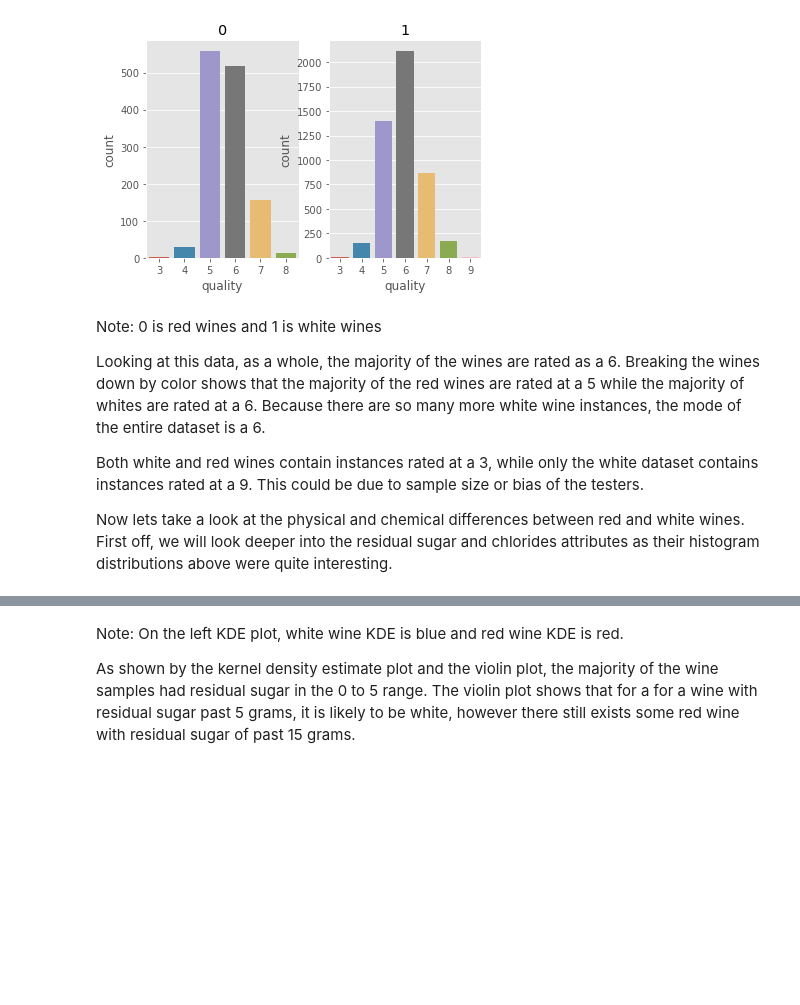
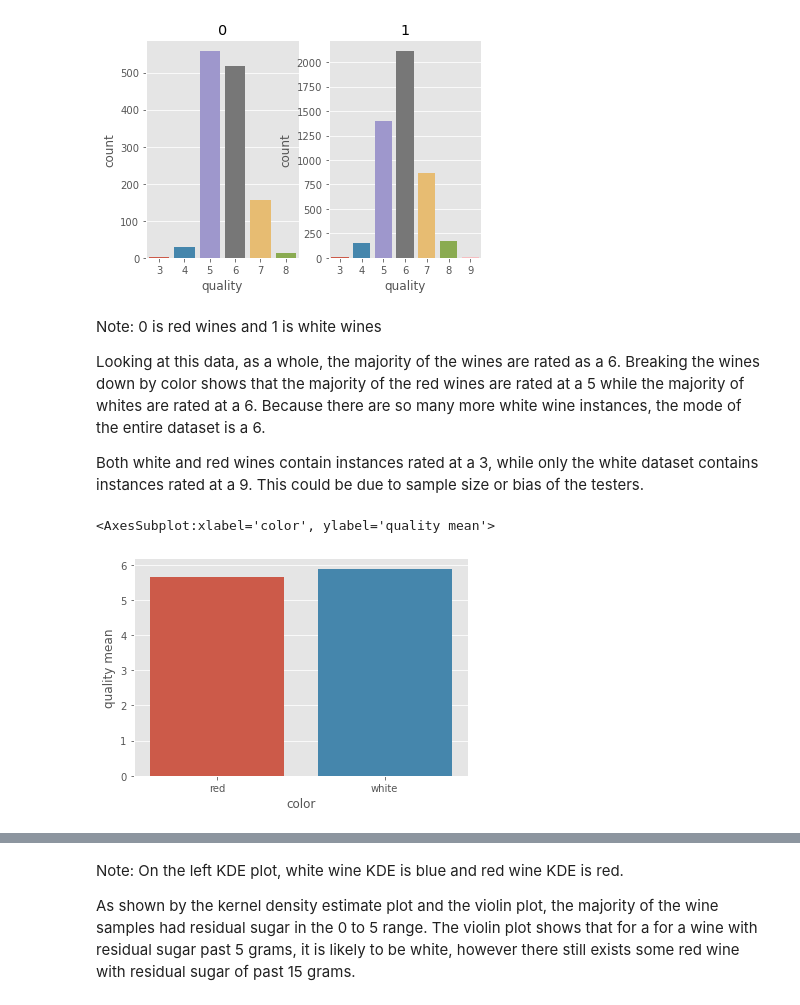
Before and after one commit to harrisonnoble/ml-projects, a Jupyter notebook: Lab 1/Lab 1.ipynb, the cells around one changed output, grey strips where cells are left out. Cells and saved outputs as stored; diff of their text form; code cells hidden in the pictures; blank space fills up the shorter version.

```diff
--- a/Lab 1/Lab 1.ipynb
+++ b/Lab 1/Lab 1.ipynb
@@ -307,5 +307,13 @@ Note: 0 is red wines and 1 is white wines
 Looking at this data, as a whole, the majority of the wines are rated as a 6. Breaking the wines down by color shows that the majority of the red wines are rated at a 5 while the majority of whites are rated at a 6. Because there are so many more white wine instances, the mode of the entire dataset is a 6.
 
 Both white and red wines contain instances rated at a 3, while only the white dataset contains instances rated at a 9. This could be due to sample size or bias of the testers.
-
-Now lets take a look at the physical and chemical differences between red and white wines. First off, we will look deeper into the residual sugar and chlorides attributes as their histogram distributions above were quite interesting.
+# %%
+red_mean = df_full[df_full.color==0].quality.mean()
+white_mean = df_full[df_full.color==1].quality.mean()
+d = {'color': ['red','white'], 'quality mean': [red_mean,white_mean]}
+d = pd.DataFrame(data=d)
+
+sns.barplot(x='color',y='quality mean',data=d)
+# %% [output]
+<AxesSubplot:xlabel='color', ylabel='quality mean'>
+[figure, added]
```
Also changed, not shown: parts of 19 cells of this notebook.
